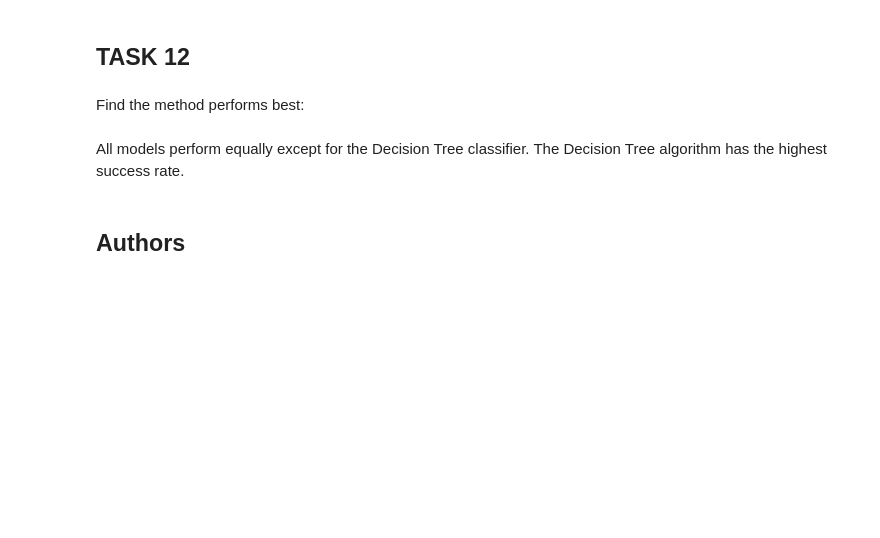
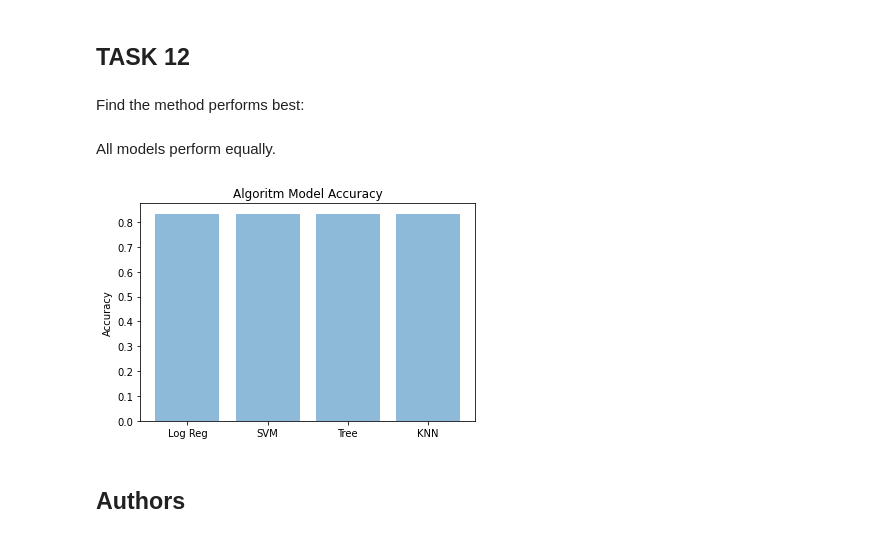
Before and after one commit to Trade4Bread/Space_Y, a Jupyter notebook: Machine Learning Prediction.ipynb, the cells around one changed output. Drawn from its saved outputs; the diff is of its cells as text; code cells hidden in the pictures; blank space fills up the shorter version.

```diff
--- a/Machine Learning Prediction.ipynb
+++ b/Machine Learning Prediction.ipynb
@@ -296,8 +292,21 @@ plot_confusion_matrix(Y_test,yhat)
 ## TASK  12
 # %% [markdown]
 Find the method performs best:
-# %% [markdown]
-All models perform equally except for the Decision Tree classifier. The Decision Tree algorithm has the highest success rate.
+# %% [markdown]
+All models perform equally.
+# %%
+objects = ('Log Reg', 'SVM', 'Tree', 'KNN')
+y_pos = np.arange(len(objects))
+performance = [.8333,.8333,.8333,.8333]
+
+plt.bar(y_pos, performance, align='center', alpha=0.5)
+plt.xticks(y_pos, objects)
+plt.ylabel('Accuracy')
+plt.title('Algoritm Model Accuracy')
+
+plt.show()
+# %% [output]
+[figure, added]
 # %% [markdown]
 ## Authors
 # %% [markdown]
```
Also changed, not shown: parts of 4 cells of this notebook.
